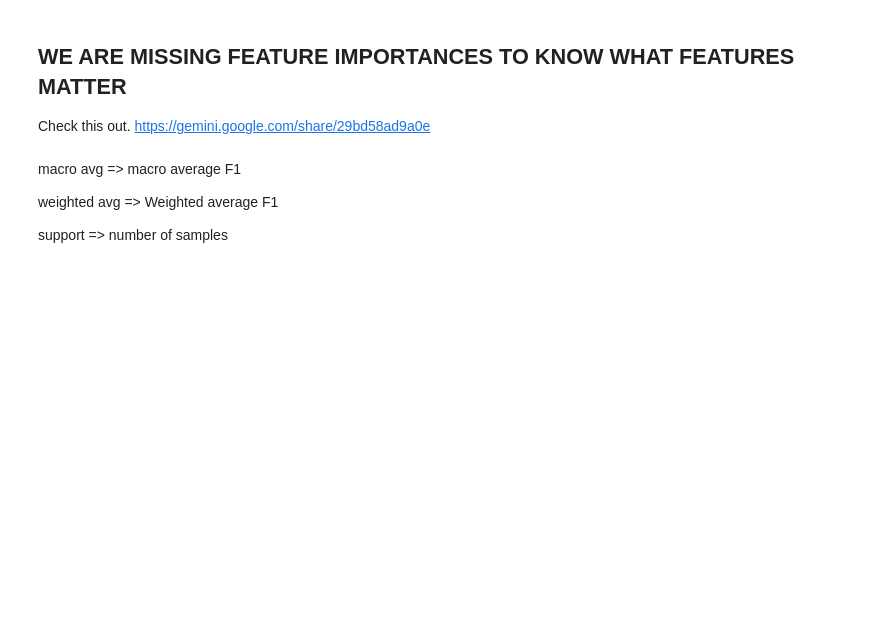
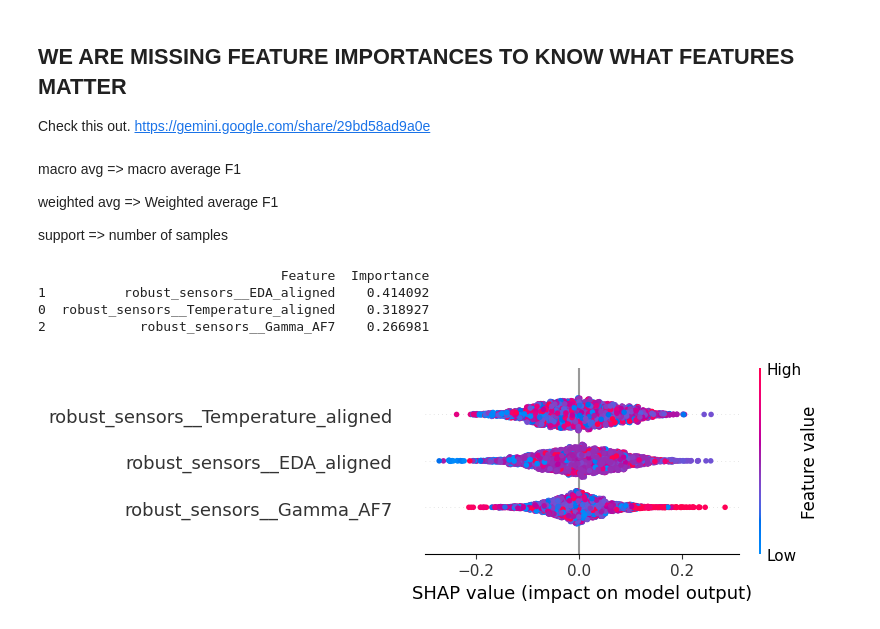
Before and after one commit to alonso284/FER-Study, a Jupyter notebook: model-experimentation/model_exploration.ipynb, the cells around one changed output. Drawn from its saved outputs; the diff is of its cells as text; code cells hidden in the pictures; blank space fills up the shorter version.

```diff
--- a/model-experimentation/model_exploration.ipynb
+++ b/model-experimentation/model_exploration.ipynb
@@ -123,9 +100,9 @@ feature_columns = [
     "Selfreport_valence",
     "Selfreport_arousal",
     "Selfreport_focus",
-    "Temperature",
-    "EDA",
-    "BVP",
+    "Temperature_aligned",
+    "EDA_aligned",
+    "BVP_aligned",
     "Delta_TP9",
     "Delta_AF7",
     "Delta_AF8",
@@ -194,9 +171,9 @@ from sklearn.preprocessing import RobustScaler, MinMaxScaler
 
 # All physiological signals, brainwave bands, and temperature
 sensor_and_eeg_features = [
-    "Temperature",
-    "EDA",
-    "BVP",
+    "Temperature_aligned",
+    "EDA_aligned",
+    "BVP_aligned",
     "Delta_TP9",
     "Delta_AF7",
     "Delta_AF8",
@@ -542,3 +519,38 @@ macro avg => macro average F1
 weighted avg => Weighted average F1
 
 support => number of samples
+# %%
+# Random forest importances
+
+selected_feature_names = feature_names_out[rf_selector.support_]
+
+rf_cas
+
+rf_importances = rf_reg.feature_importances_
+rf_importance_df = pd.DataFrame({
+  'Feature': selected_feature_names,
+  'Importance': rf_importances
+}).sort_values(by='Importance', ascending=False)
+
+print(rf_importance_df)
+# %% [output]
+                               Feature  Importance
+1          robust_sensors__EDA_aligned    0.414092
+0  robust_sensors__Temperature_aligned    0.318927
+2            robust_sensors__Gamma_AF7    0.266981
+# %%
+# SHAP (SHapley Additive exPlanations)
+import shap
+
+# 1. Create an explainer for the Random Forest model
+# Note: We use X_train_rf because the model was trained on the reduced feature set
+explainer = shap.TreeExplainer(rf_reg)
+
+# 2. Calculate SHAP values for the test set
+shap_values = explainer.shap_values(X_test_rf)
+
+# 3. Plot the summary
+# We pass the selected feature names so the plot is readable
+shap.summary_plot(shap_values, X_test_rf, feature_names=selected_feature_names)
+# %% [output]
+[figure, added]
```
Also changed, not shown: parts of 11 cells of this notebook, 2 other files.
